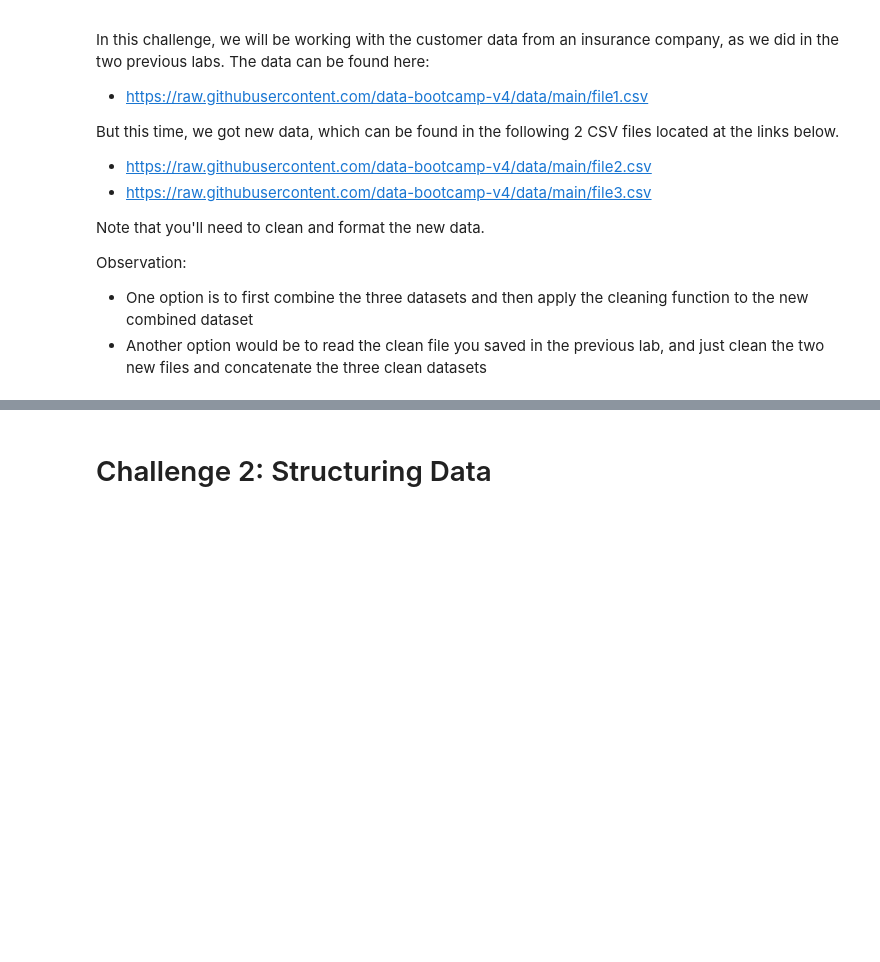
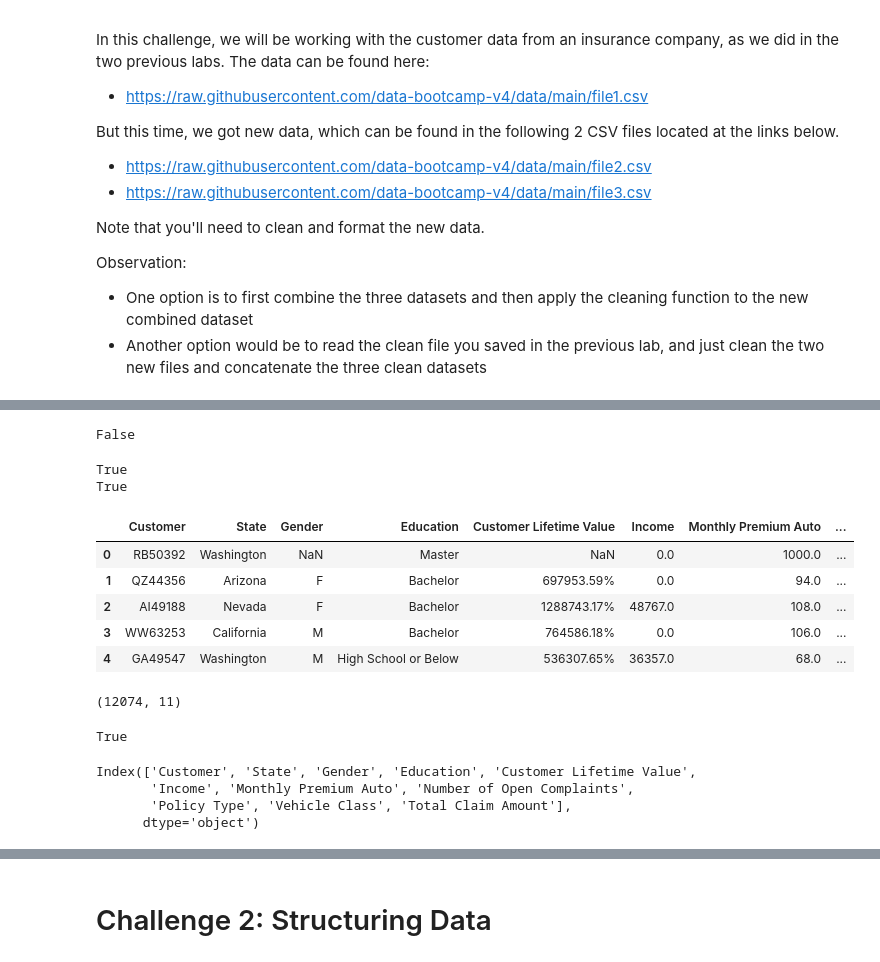
Before and after one commit to data-bootcamp-v4/lab-dw-data-structuring-and-combining, a Jupyter notebook: lab-dw-data-structuring-and-combining.ipynb, the cells around one changed output, grey strips where cells are left out. Saved outputs shown, nothing was run; the diff lists cells and outputs as text; code cells hidden in the pictures; blank space fills up the shorter version.

```diff
--- a/lab-dw-data-structuring-and-combining.ipynb
+++ b/lab-dw-data-structuring-and-combining.ipynb
@@ -21,0 +57,10 @@ Observation:
+# %%
+df1 = df1.rename(columns={
+    "ST" : "State",
+    "GENDER" : "Gender"
+})
+
+df2 = df2.rename(columns={
+    "ST" : "State",
+    "GENDER" : "Gender"
+})
@@ -21,0 +96,46 @@ Observation:
+# %%
+df1.columns = df1.columns.str.strip()
+df2.columns = df2.columns.str.strip()
+df3.columns = df3.columns.str.strip()
+# %%
+df1.columns.equals(df2.columns)
+df1.columns.equals(df3.columns)
+# %% [output]
+False
+# %%
+#let's rearange the columns
+
+df2 = df2[df1.columns]
+df3 = df3[df1.columns]
+# %%
+print (df1.columns.equals(df2.columns))
+print(df1.columns.equals(df3.columns))
+# %% [output]
+True
+True
+# %%
+df = pd.concat([df1, df2, df3], ignore_index=True)
+# %%
+df.head()
+# %% [output]
+|  | Customer | State | Gender | Education | Customer Lifetime Value | Income | Monthly Premium Auto | ... |
+| 0 | RB50392 | Washington | NaN | Master | NaN | 0.0 | 1000.0 | ... |
+| 1 | QZ44356 | Arizona | F | Bachelor | 697953.59% | 0.0 | 94.0 | ... |
+| 2 | AI49188 | Nevada | F | Bachelor | 1288743.17% | 48767.0 | 108.0 | ... |
+| 3 | WW63253 | California | M | Bachelor | 764586.18% | 0.0 | 106.0 | ... |
+| 4 | GA49547 | Washington | M | High School or Below | 536307.65% | 36357.0 | 68.0 | ... |
+# %%
+df.shape
+# %% [output]
+(12074, 11)
+# %%
+set(df1.columns) == set(df2.columns) == set(df3.columns)
+# %% [output]
+True
+# %%
+df.columns
+# %% [output]
+Index(['Customer', 'State', 'Gender', 'Education', 'Customer Lifetime Value',
+       'Income', 'Monthly Premium Auto', 'Number of Open Complaints',
+       'Policy Type', 'Vehicle Class', 'Total Claim Amount'],
+      dtype='object')
```
Also changed, not shown: parts of 32 cells of this notebook, 2 other files.
